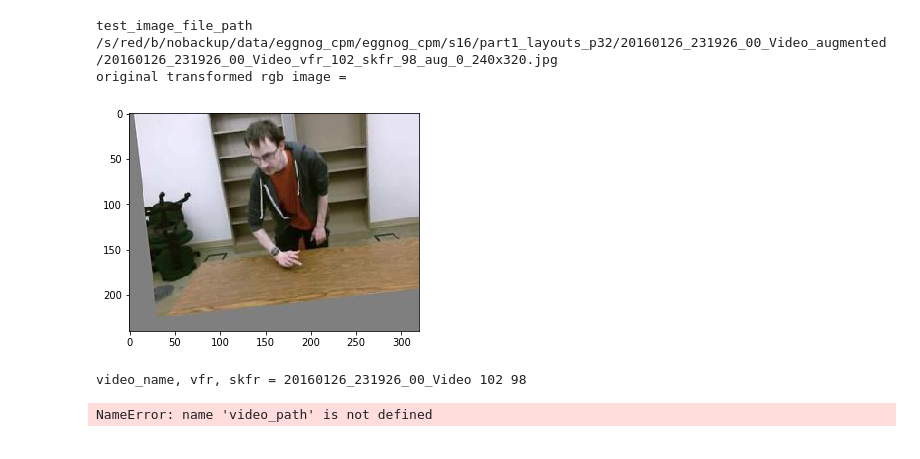
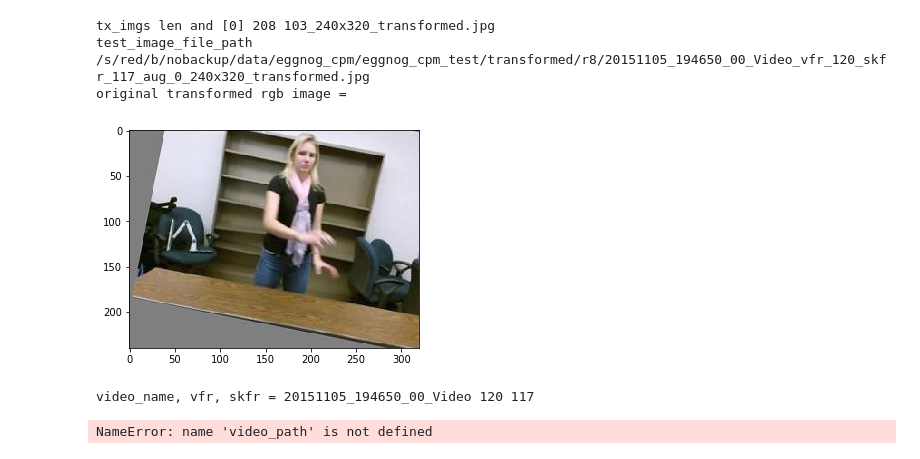
Before and after one commit to GuruMulay/Adapting-RGB-Pose-Estimation-to-New-Domains, a Jupyter notebook: training/gt_visualizer.ipynb, the cells around one changed output. Cells and saved outputs as stored; diff of their text form; code cells hidden in the pictures.

```diff
--- a/training/gt_visualizer.ipynb
+++ b/training/gt_visualizer.ipynb
@@ -67,7 +67,7 @@ gt_file_pre = "20151116_230144_00_Video_vfr_1005_skfr_996"
 # gt_file_pre = "20151113_224707_00_Video_vfr_1015_skfr_990"
 # %%
 ## list directory of output transformed images
-transformed_dir = "/s/red/b/nobackup/data/eggnog_cpm/eggnog_cpm/s16/part1_layouts_p32/20160126_231926_00_Video_augmented/"
+transformed_dir = "/s/red/b/nobackup/data/eggnog_cpm/eggnog_cpm_test/transformed/r8/"
 # "/s/red/b/nobackup/data/eggnog_cpm/eggnog_cpm/s11/part2_layout_p21/20151208_202800_00_Video_augmented/"
 # "/s/red/b/nobackup/data/eggnog_cpm/eggnog_cpm_test/transformed/r5/"
 # "/s/red/b/nobackup/data/eggnog_cpm/eggnog_cpm/s10/part2_layout_p19/20151203_234906_00_Video_version1"
@@ -82,9 +82,9 @@ transformed_dir = "/s/red/b/nobackup/data/eggnog_cpm/eggnog_cpm/s16/part1_layout
 # "/s/red/b/nobackup/data/eggnog_cpm/eggnog_cpm_test/transformed/r2/"
 
 tx_imgs = [im for im in sorted(os.listdir(transformed_dir)) if im.endswith('.jpg')]
-# print("tx_imgs len and [0]", len(tx_imgs), tx_imgs[0])
+print("tx_imgs len and [0]", len(tx_imgs), tx_imgs[0])
 
-image_idx = 15
+image_idx = 29
 
 
 # original image 240x320
@@ -122,36 +122,37 @@ print("video_name, vfr, skfr =", video_name, vfr, skfr)
 # xyz_skeleton_data, rgb_skeleton_data = prep.load_skeleton_data_for_video(video_path)
 # frame_dict = prep.load_frames_file(video_path)
 # vfr_time = frame_dict[vfr]
 # print("vfr_time", vfr_time)
 # print("len frame_dict", len(frame_dict.keys()))
 
 # print("rgb_skeleton_data", rgb_skeleton_data.shape, rgb_skeleton_data[..., 0].shape)
 # nearest_idx, nearest_time = prep.find_nearest_frameindex_from_skeleton_file(rgb_skeleton_data[...,0], frame_dict[vfr])
 # print("nearest_idx, nearest_time", nearest_idx, nearest_time)
 # print("", rgb_skeleton_data[nearest_idx+1], rgb_skeleton_data[nearest_idx-1])
 
 # print("rgb nearest", nearest_time, nearest_idx, rgb_skeleton_data[nearest_idx])
 # rgb_kp = rgb_skeleton_data[nearest_idx][1:].reshape((19,2))
 # print("rgb kp", rgb_kp)
 
 # cap = cv2.VideoCapture(video_path)
 # assert(cap.isOpened() == True)
 
 # cap.set(cv2.CAP_PROP_POS_FRAMES, vfr)
 # success, frame = cap.read()  # frame is read as (h, w, c)
 # if success:
 #     print("frame.shape", frame.shape)
 #     img_full = frame[...,::-1]
 #     img_central = img_full[:, 240:(1920-240), :]
 #     print("original full rgb image =")
 #     plt.figure()
 #     plt.imshow(img_full)
 #     plt.show()
 # %% [output]
-test_image_file_path /s/red/b/nobackup/data/eggnog_cpm/eggnog_cpm/s16/part1_layouts_p32/20160126_231926_00_Video_augmented/20160126_231926_00_Video_vfr_102_skfr_98_aug_0_240x320.jpg
+tx_imgs len and [0] 208 103_240x320_transformed.jpg
+test_image_file_path /s/red/b/nobackup/data/eggnog_cpm/eggnog_cpm_test/transformed/r8/20151105_194650_00_Video_vfr_120_skfr_117_aug_0_240x320_transformed.jpg
 original transformed rgb image =
-[figure, old version]
+[figure, new version]
-video_name, vfr, skfr = 20160126_231926_00_Video 102 98
+video_name, vfr, skfr = 20151105_194650_00_Video 120 117
 # %%
 ### video visualization with opencv
 print("reading video", video_path)
```
Also changed, not shown: parts of 2 cells of this notebook, 8 other files.
